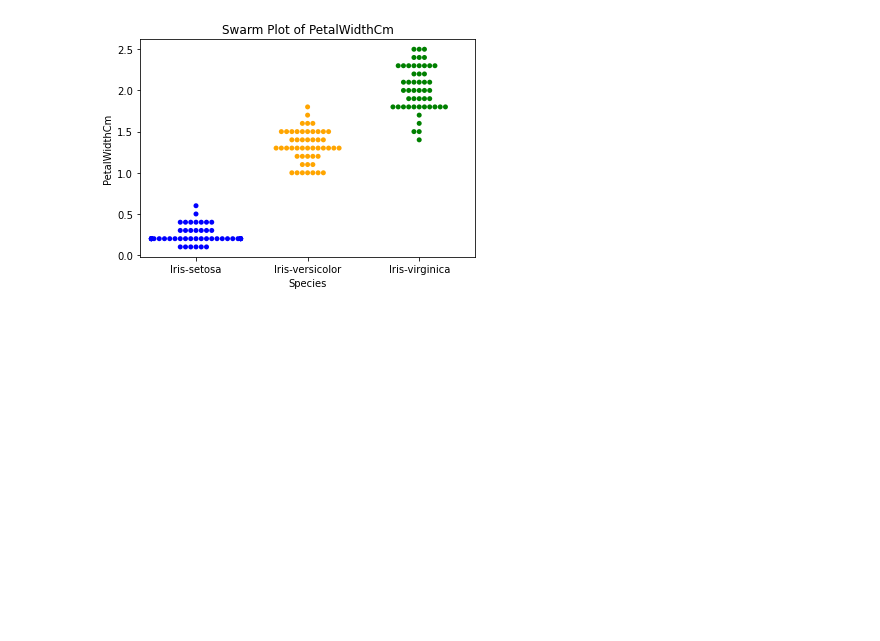
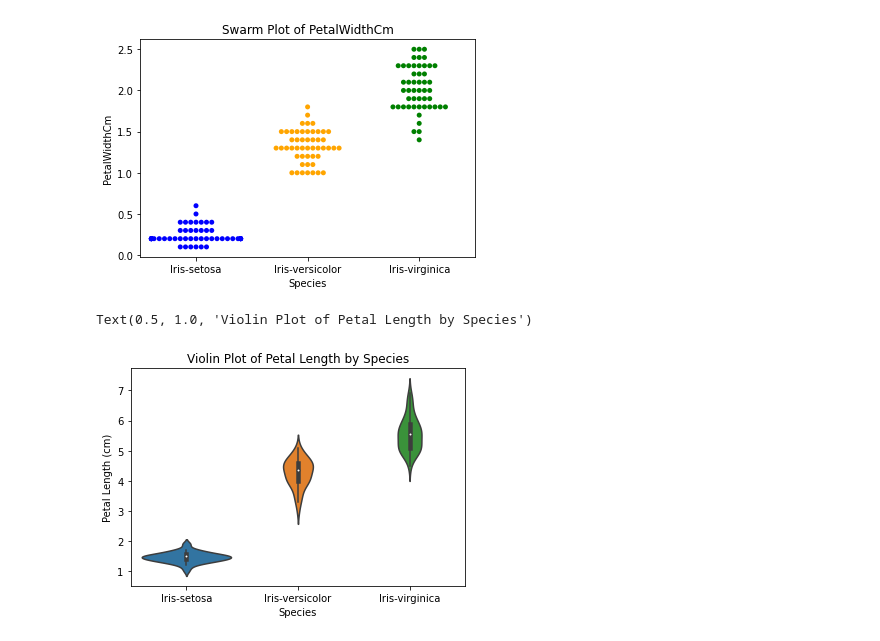
Before and after one commit to Nitroson/ML, a Jupyter notebook: 01 _the_Introduction _to_ML_using_iris_dataset.ipynb, the cells around one changed output. Cells and saved outputs as stored; diff of their text form; code cells hidden in the pictures; blank space fills up the shorter version.

```diff
--- a/01 _the_Introduction _to_ML_using_iris_dataset.ipynb
+++ b/01 _the_Introduction _to_ML_using_iris_dataset.ipynb
@@ -205,3 +205,12 @@ swarm_plots(data)
 [figure]
 [figure]
 [figure]
+# %%
+# you can use loop function like swarm plot on this violin plot too
+sns.violinplot(data=data, x='Species', y='PetalLengthCm')
+plt.xlabel('Species')
+plt.ylabel('Petal Length (cm)')
+plt.title('Violin Plot of Petal Length by Species')
+# %% [output]
+Text(0.5, 1.0, 'Violin Plot of Petal Length by Species')
+[figure, added]
```
Also changed, not shown: parts of 5 cells of this notebook, 1 other file.
